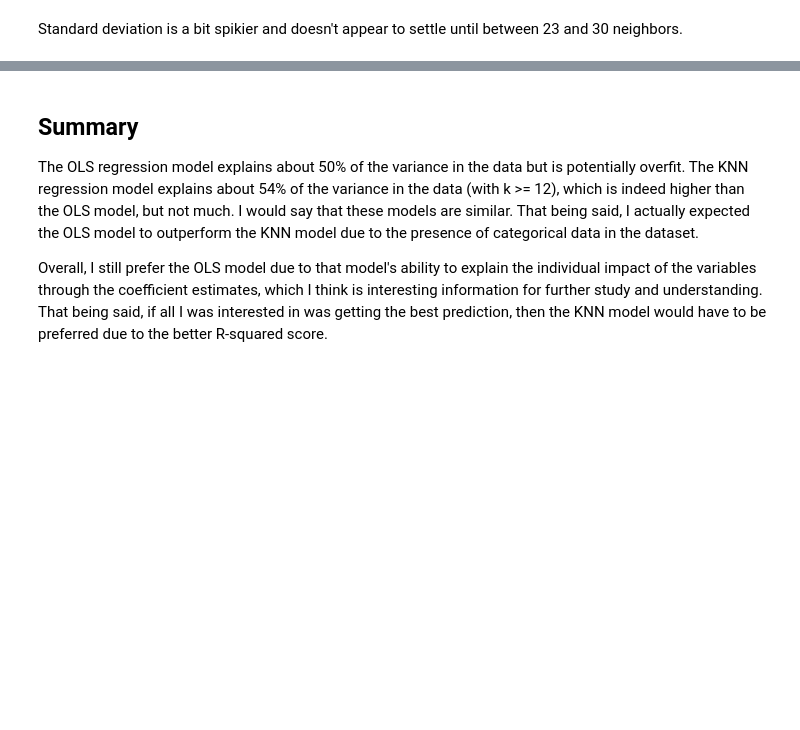
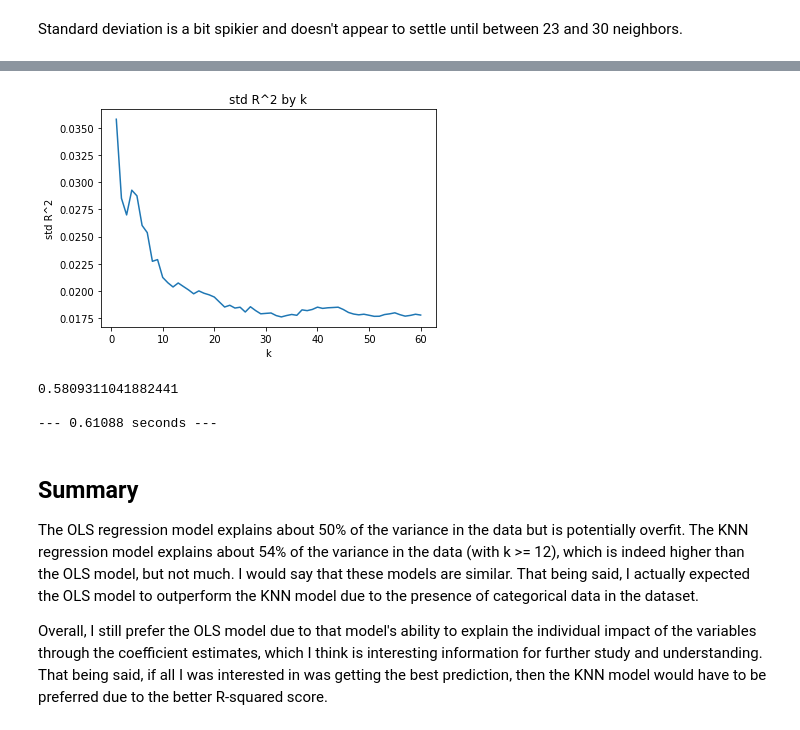
Before and after one commit to andrewboho/thinkful-data-science-bootcamp, a Jupyter notebook: bootcamp/ds_bootcamp_unit_3.1.4_challenge.ipynb, the cells around one changed output, grey strips where cells are left out. Drawn from its saved outputs; the diff is of its cells as text; code cells hidden in the pictures; blank space fills up the shorter version.

```diff
--- a/bootcamp/ds_bootcamp_unit_3.1.4_challenge.ipynb
+++ b/bootcamp/ds_bootcamp_unit_3.1.4_challenge.ipynb
@@ -153,0 +251,28 @@ Standard deviation is a bit spikier and doesn't appear to settle until between 2
+# %%
+plt.plot(knn_results_normal["k_num"], knn_results_normal["std_r_squared"])
+plt.title("std R^2 by k")
+plt.xlabel("k")
+plt.ylabel("std R^2")
+plt.show()
+# %% [output]
+[figure, added]
+# %%
+# Take best K
+# k = 40 ?
+# Test/Train
+from sklearn.model_selection import train_test_split
+
+X_train, X_test, y_train, y_test = train_test_split(features_z, y)
+
+start_time = time.time()
+
+knn = KNeighborsRegressor(n_neighbors=40, weights="distance")
+knn.fit(X_train, y_train)
+print(knn.score(X_test, y_test))
+
+end_time = time.time()
+print("\n--- {:.5f} seconds ---".format(end_time - start_time))
+# %% [output]
+0.5809311041882441
+
+--- 0.61088 seconds ---
```
Also changed, not shown: parts of 19 cells of this notebook.
